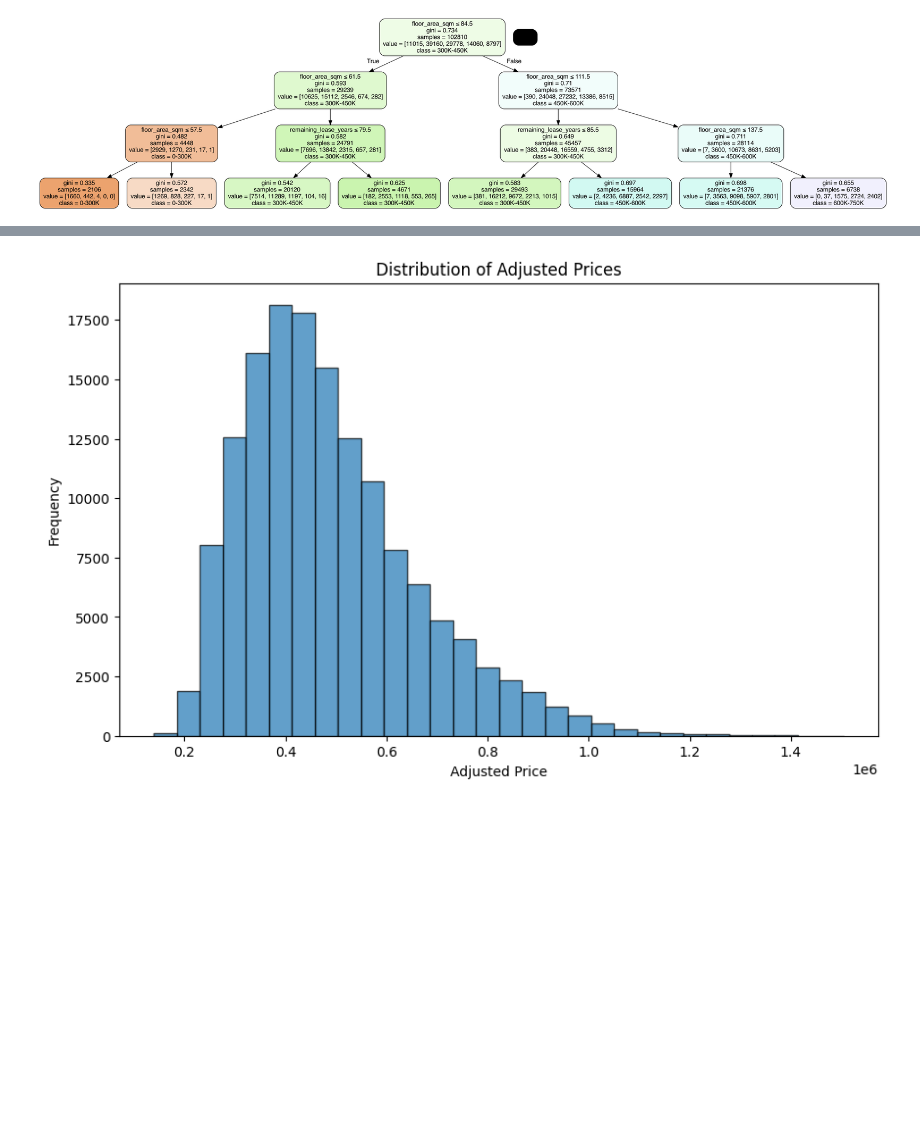
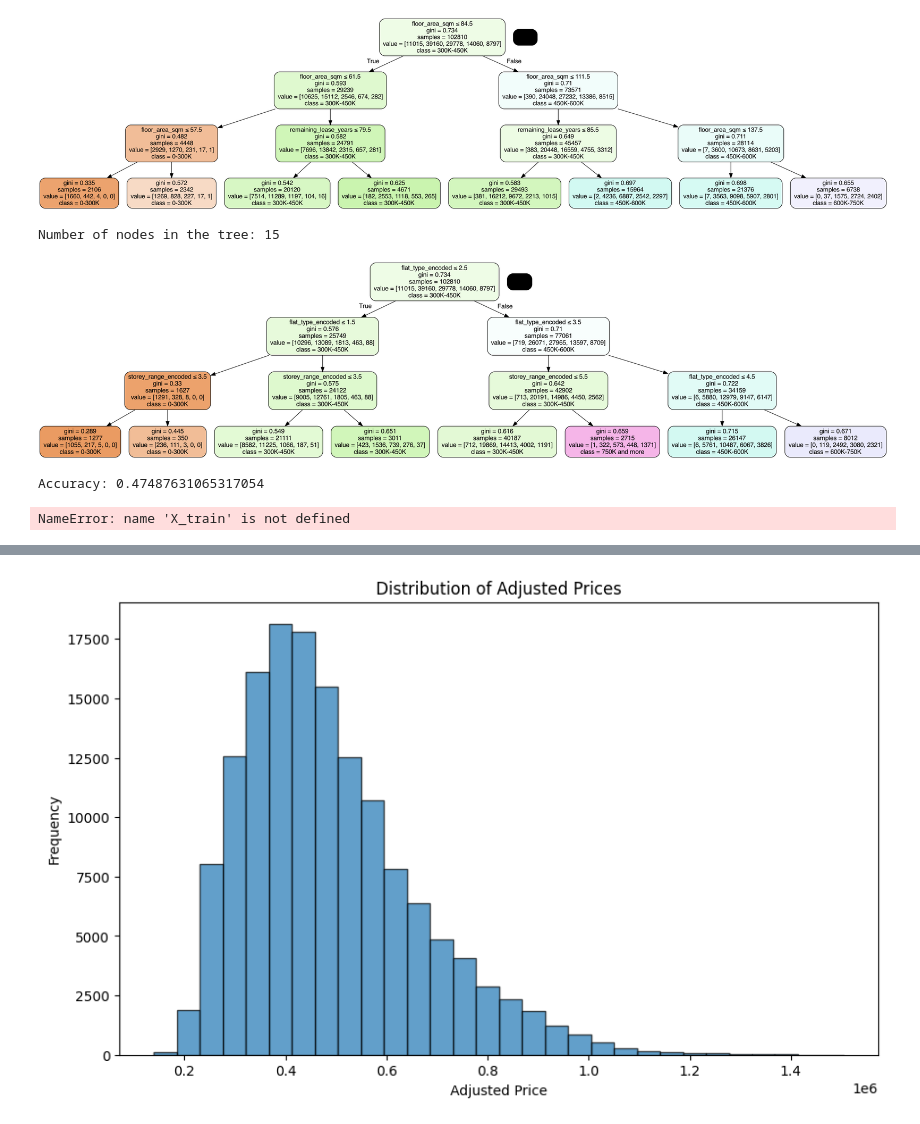
Before and after one commit to raphaelgohwx/datamining, a Jupyter notebook: DT.ipynb, the cells around one changed output, grey strips where cells are left out. Saved outputs shown, nothing was run; the diff lists cells and outputs as text; code cells hidden in the pictures; blank space fills up the shorter version.

Commit message:
added catboost

```diff
--- a/DT.ipynb
+++ b/DT.ipynb
@@ -188,6 +188,81 @@ Image(graph.create_png())
 # %% [output]
 Number of nodes in the tree: 15
 [figure]
+# %%
+from sklearn.tree import DecisionTreeClassifier
+from sklearn.tree import export_graphviz
+import pydotplus
+from six import StringIO
+from IPython.display import Image
+
+
+clf = DecisionTreeClassifier(criterion='gini', max_depth=3, random_state=42)
+
+feature_cols = ['flat_type_encoded', 'storey_range_encoded']
+X_train_reduced = X_train[feature_cols]
+
+clf.fit(X_train_reduced, y_train)
+print('Number of nodes in the tree:', clf.tree_.node_count)
+
+dot_data = StringIO()
+export_graphviz(clf, out_file=dot_data,
+                feature_names=feature_cols,
+                class_names=['0-300K', '300K-450K', '450K-600K', '600K-750K', '750K and more'],
+                filled=True, rounded=True,
+                special_characters=True)
+
+graph = pydotplus.graph_from_dot_data(dot_data.getvalue())
+
+Image(graph.create_png())
+# %% [output]
+Number of nodes in the tree: 15
+[figure, added]
+# %%
+# Compare results
+X_test_reduced = X_test[feature_cols]
+dt_predictions = clf.predict(X_test_reduced)
+dt_results_df = pd.DataFrame({'Actual': y_test, 'Predicted': dt_predictions})
+dt_results_df
+
+# Accuracy
+dt_accuracy = accuracy_score(y_test,dt_predictions)
+print("Accuracy:",dt_accuracy)
+# %% [output]
+Accuracy: 0.47487631065317054
+# %%
+from catboost import CatBoostClassifier
+from sklearn.model_selection import train_test_split
+from sklearn.metrics import accuracy_score, classification_report
+
+# Assuming 'X' and 'y' are your features and target variable from your dataset
+# And you have already preprocessed and split your data into training and test sets.
+
+# Initialize CatBoostClassifier
+catboost_model = CatBoostClassifier(
+    iterations=1000,
+    depth=3,
+    learning_rate=0.01,
+    loss_function='MultiClass',  # Use 'Logloss' for binary classification
+    verbose=200,  # To limit the amount of output during training
+    random_seed=42
+)
+
+# Fit the model
+catboost_model.fit(X_train_reduced, y_train)
+
+# Make predictions
+y_pred = catboost_model.predict(X_test)
+
+# Calculate accuracy
+accuracy = accuracy_score(y_test, y_pred)
+print(f"Model Accuracy: {accuracy}")
+
+# Generate a classification report
+report = classification_report(y_test, y_pred, target_names=['0-300K', '300K-450K', '450K-600K', '600K-750K', '750K+'])
+print("Classification Report:")
+print(report)
+# %% [output]
+NameError: name 'X_train' is not defined
 # %%
 from sklearn.metrics import classification_report, confusion_matrix, accuracy_score
 
```
Also changed, not shown: parts of 1 cell of this notebook.
